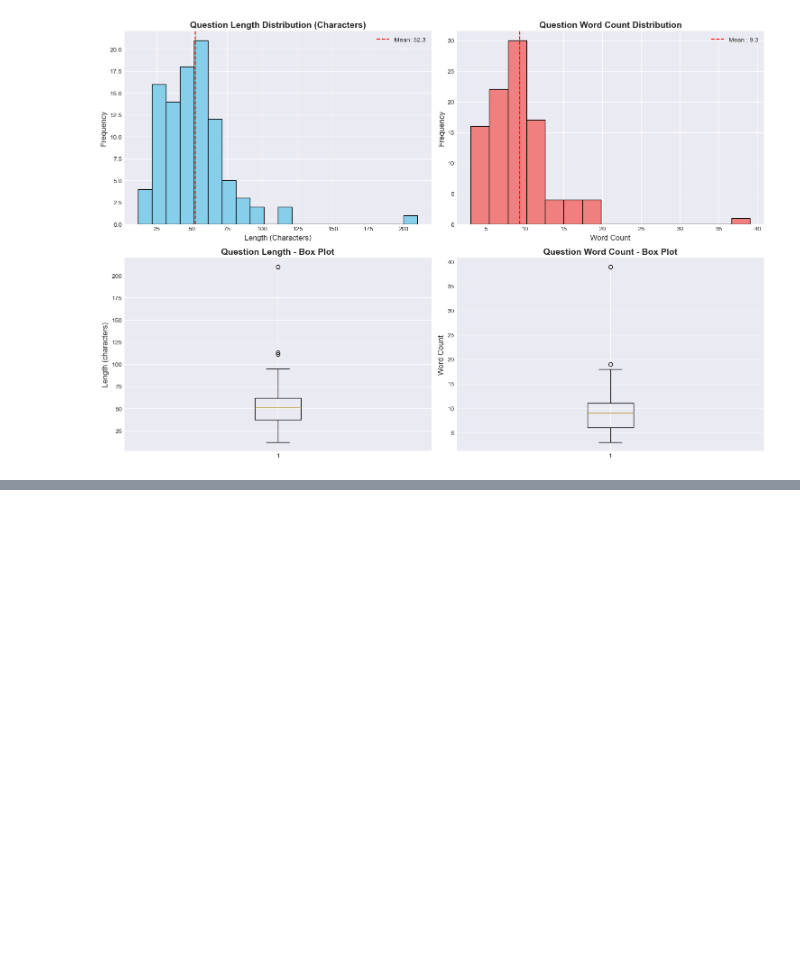
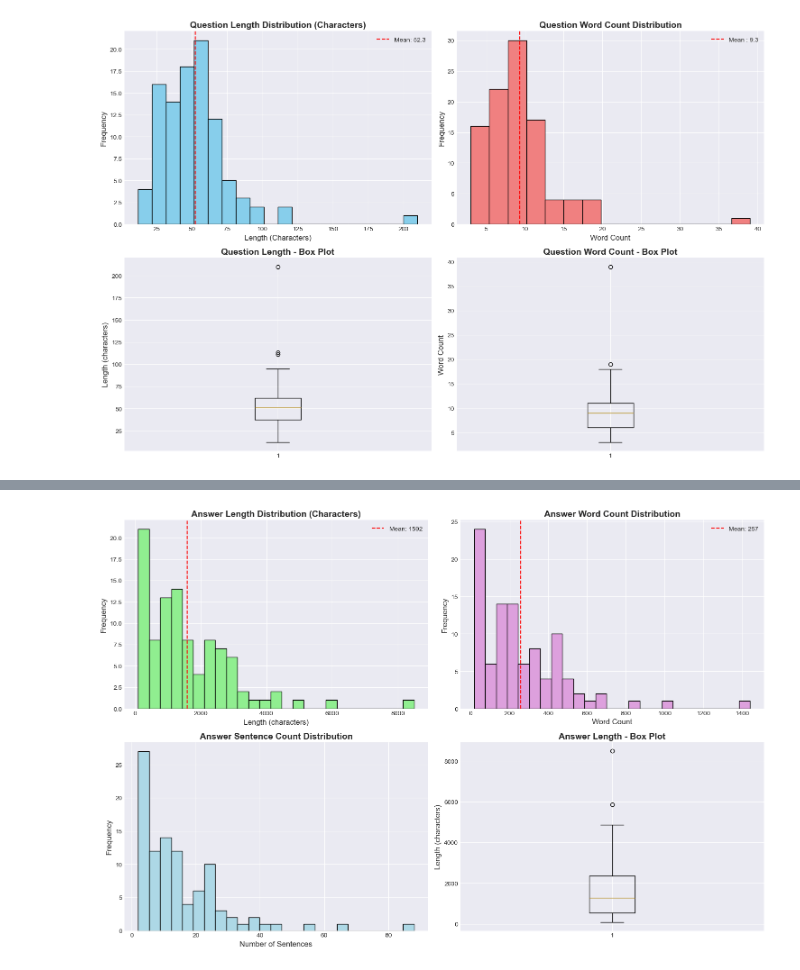
Before and after one commit to HoodaVishal/Intelligent-Customer-Support-System, a Jupyter notebook: notebooks/01_Data_Exploration.ipynb, the cells around one changed output, grey strips where cells are left out. Cells and saved outputs as stored; diff of their text form; code cells hidden in the pictures; blank space fills up the shorter version.

```diff
--- a/notebooks/01_Data_Exploration.ipynb
+++ b/notebooks/01_Data_Exploration.ipynb
@@ -2820,3 +2820,85 @@ SHORTEST QUESTION:
 Length: 12 characters
 Question: What is MSP?
 [figure]
+# %%
+# Answer Analysis
+print('\n' + '=' * 70)
+print('ANSWER ANALYSIS')
+print('=' * 70 + '\n')
+
+# Calculate answer lengths
+mental['Answer Length'] = mental['Answers'].str.len()
+mental['Answer Words'] = mental['Answers'].str.split().str.len()
+mental['Answer Sentences'] = mental['Answers'].str.split('.').str.len()
+
+print('ANSWER LENGTH STATISTICS (Characters):')
+print(mental['Answer Length'].describe())
+print()
+
+print('ANSWER WORD COUNT STATISTICS:')
+print(mental['Answer Words'].describe())
+print()
+
+print('ANSWER SENTENCE COUNT STATISTICS:')
+print(mental['Answer Sentences'].describe())
+print()
+
+# Answer length distribution
+print('ANSWER LENGTH RANGES:')
+ranges = [(0, 100), (100, 200), (200, 300), (300, 500), (500, 1000), (1000, 5000)]
+for start, end in ranges:
+    count = ((mental['Answer Length'] >= start) & (mental['Answer Length'] < end)).sum()
+    pct = (count / len(mental)) * 100
+    if count > 0:
+        print(f"{start}-{end} chars: {count} answers ({pct:.1f}%)")
+
+# Longest and shortest answers
+print('\nLONGEST ANSWER:')
+longest_a = mental.loc[mental['Answer Length'].idxmax()]
+print(f"Length: {longest_a['Answer Length']} characters")
+print(f"Word Count: {longest_a['Answer Words']} words")
+print(f"Question: {longest_a['Questions']}")
+print(f"Answer preview: {longest_a['Answers'][:200]}...")
+
+print('\nSHORTEST ANSWER:')
+shortest_a = mental.loc[mental['Answer Length'].idxmin()]
+print(f"Length: {shortest_a['Answer Length']} characters")
+print(f"Word Count: {shortest_a['Answer Words']} words")
+print(f"Question: {shortest_a['Questions']}")
+print(f"Answer preview: {shortest_a['Answers']}")
+
+# Visualizations
+fig, axes = plt.subplots(2, 2, figsize = (15, 10))
+
+# Answer length histogram
+axes[0, 0].hist(mental['Answer Length'], bins = 25, color = 'lightgreen', edgecolor = 'black')
+axes[0, 0].set_title('Answer Length Distribution (Characters)', fontsize = 14, fontweight = 'bold')
+axes[0, 0].set_xlabel('Length (characters)', fontsize = 12)
+axes[0, 0].set_ylabel('Frequency', fontsize = 12)
+axes[0, 0].axvline(mental['Answer Length'].mean(), color = 'red', linestyle = '--',
+                   label = f"Mean: {mental['Answer Length'].mean():.0f}")
+axes[0, 0].legend()
+
+# Answer word count histogram
+axes[0, 1].hist(mental['Answer Words'], bins = 25, color = 'plum', edgecolor = 'black')
+axes[0, 1].set_title('Answer Word Count Distribution', fontsize = 14, fontweight = 'bold')
+axes[0, 1].set_xlabel('Word Count', fontsize = 12)
+axes[0, 1].set_ylabel('Frequency', fontsize = 12)
+axes[0, 1].axvline(mental['Answer Words'].mean(), color = 'red', linestyle = '--',
+                   label = f"Mean: {mental['Answer Words'].mean():.0f}")
+axes[0, 1].legend()
+
+# Answer sentence count
+axes[1, 0].hist(mental['Answer Sentences'], bins = 25, color = 'lightblue', edgecolor = 'black')
+axes[1, 0].set_title('Answer Sentence Count Distribution', fontsize = 14, fontweight = 'bold')
+axes[1, 0].set_xlabel('Number of Sentences', fontsize = 12)
+axes[1, 0].set_ylabel('Frequency', fontsize = 12)
+
+# Box plot - Answer length
+axes[1, 1].boxplot(mental['Answer Length'], vert = True)
+axes[1, 1].set_title('Answer Length - Box Plot', fontsize = 14, fontweight = 'bold')
+axes[1, 1].set_ylabel('Length (characters)', fontsize = 12)
+
+plt.tight_layout()
+plt.show()
+# %% [output]
@@ -2822,0 +2922 @@ Question: What is MSP?
+[figure, added]
```
Also changed, not shown: parts of 9 cells of this notebook.
